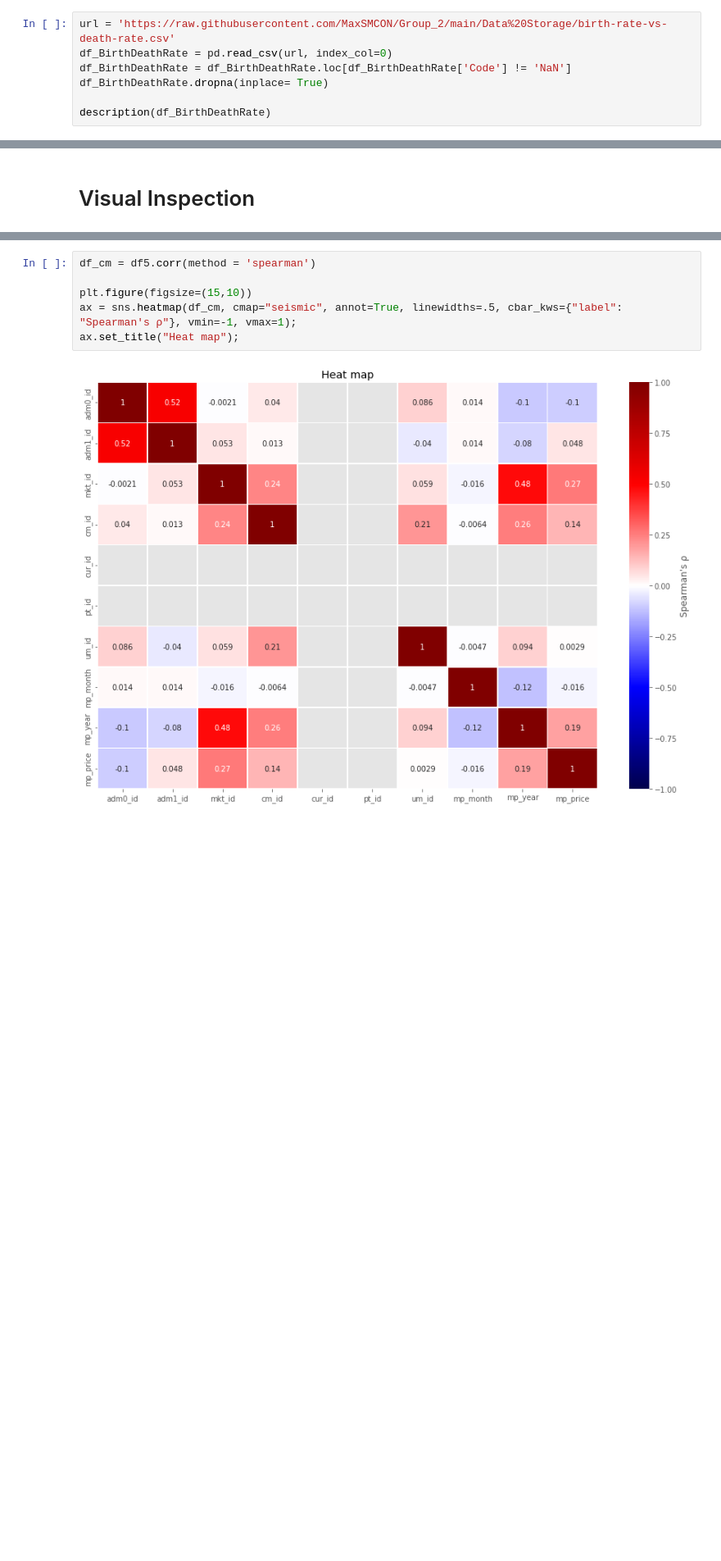
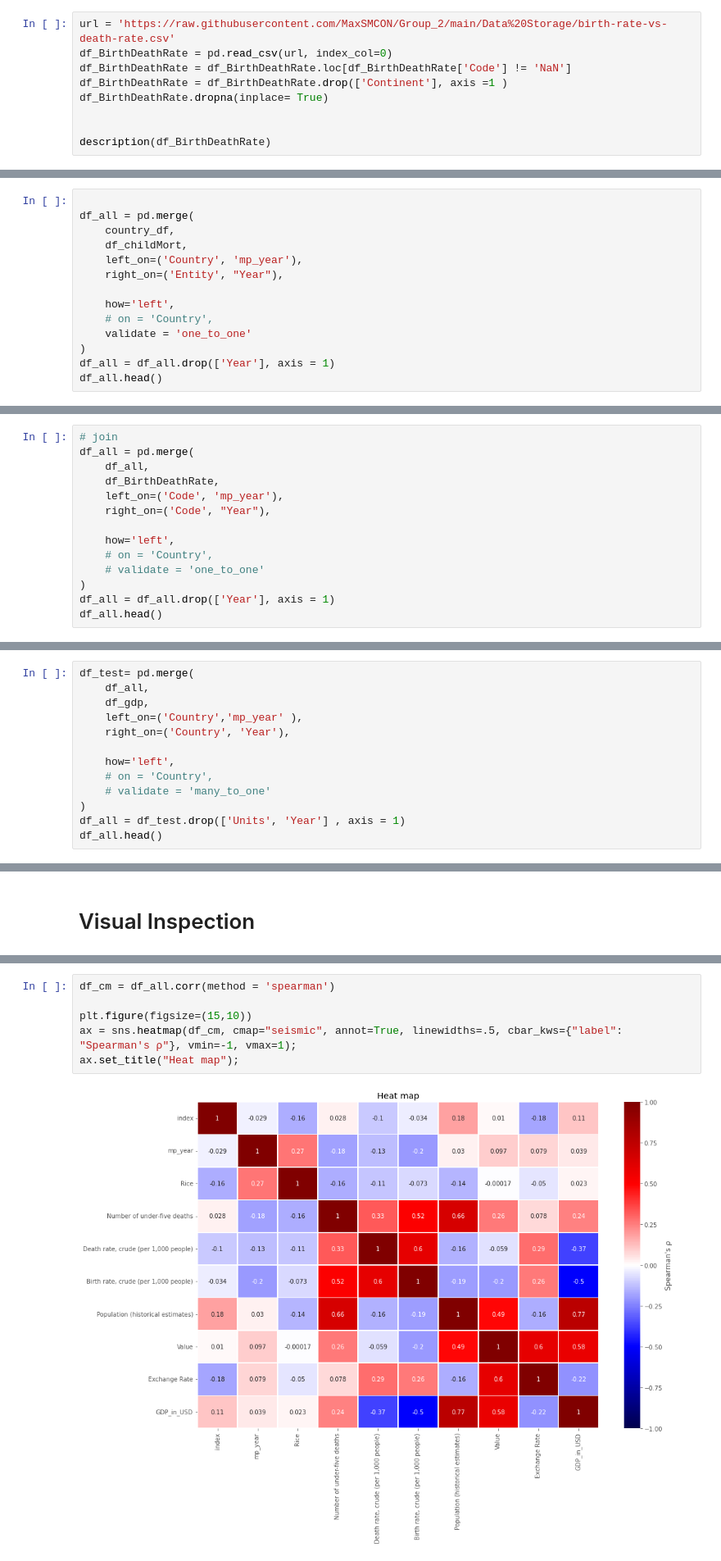
Before and after one commit to MaxSMCON/Group_2, a Jupyter notebook: Group_2_Stats.ipynb, the cells around one changed output, grey strips where cells are left out. Shown at 82% size. Cells and saved outputs as stored; diff of their text form; blank space fills up the shorter version.

```diff
--- a/Group_2_Stats.ipynb
+++ b/Group_2_Stats.ipynb
@@ -377,7 +482,9 @@ Afghanistan  AFG  1971                       165306
 url = 'https://raw.githubusercontent.com/MaxSMCON/Group_2/main/Data%20Storage/birth-rate-vs-death-rate.csv'
 df_BirthDeathRate = pd.read_csv(url, index_col=0)
 df_BirthDeathRate = df_BirthDeathRate.loc[df_BirthDeathRate['Code'] != 'NaN']
+df_BirthDeathRate = df_BirthDeathRate.drop(['Continent'], axis =1 )
 df_BirthDeathRate.dropna(inplace= True)
 
+
 description(df_BirthDeathRate)
 # %% [output]
@@ -577,0 +860,14 @@ Index(['Continent', 'Region', 'Country'], dtype='object')
+# %%
+
+df_all = pd.merge(
+    country_df,
+    df_childMort,
+    left_on=('Country', 'mp_year'),
+    right_on=('Entity', "Year"),
+
+    how='left',
+    # on = 'Country',
+    validate = 'one_to_one'
+)
+df_all = df_all.drop(['Year'], axis = 1)
+df_all.head()
@@ -577,0 +899,14 @@ Index(['Continent', 'Region', 'Country'], dtype='object')
+# %%
+# join
+df_all = pd.merge(
+    df_all,
+    df_BirthDeathRate,
+    left_on=('Code', 'mp_year'),
+    right_on=('Code', "Year"),
+
+    how='left',
+    # on = 'Country',
+    # validate = 'one_to_one'
+)
+df_all = df_all.drop(['Year'], axis = 1)
+df_all.head()
@@ -577,0 +930,13 @@ Index(['Continent', 'Region', 'Country'], dtype='object')
+# %%
+df_test= pd.merge(
+    df_all,
+    df_gdp,
+    left_on=('Country','mp_year' ),
+    right_on=('Country', 'Year'),
+
+    how='left',
+    # on = 'Country',
+    # validate = 'many_to_one'
+)
+df_all = df_test.drop(['Units', 'Year'] , axis = 1)
+df_all.head()
@@ -963,8 +1205,8 @@ plt.xlabel("Date");
 # %%
-df_cm = df5.corr(method = 'spearman')
+df_cm = df_all.corr(method = 'spearman')
 
 plt.figure(figsize=(15,10))
 ax = sns.heatmap(df_cm, cmap="seismic", annot=True, linewidths=.5, cbar_kws={"label": "Spearman's ρ"}, vmin=-1, vmax=1);
 ax.set_title("Heat map");
 # %% [output]
-[figure, old version]
+[figure, new version]
```
Also changed, not shown: parts of 124 cells of this notebook.
